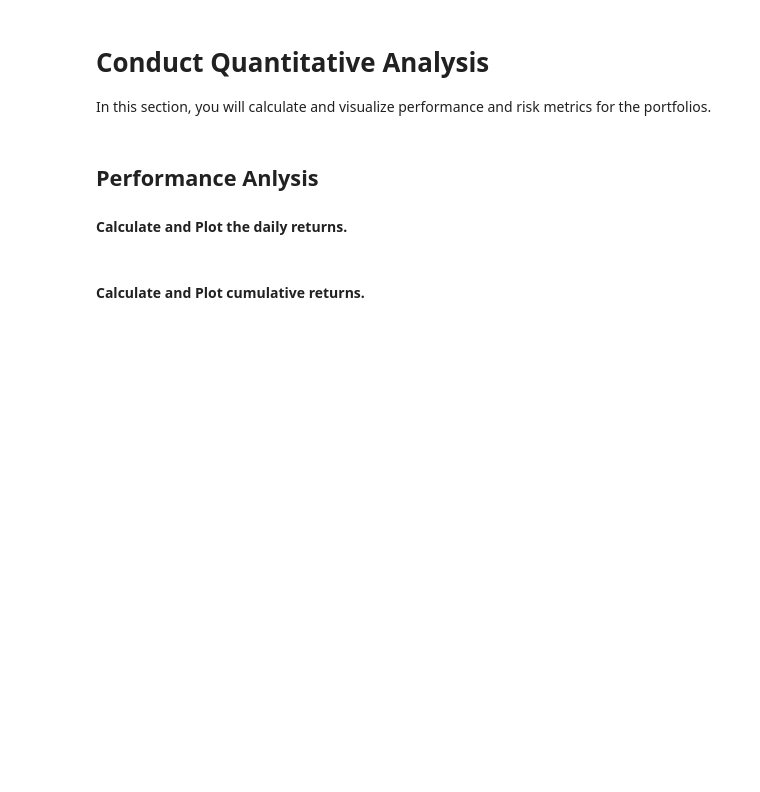
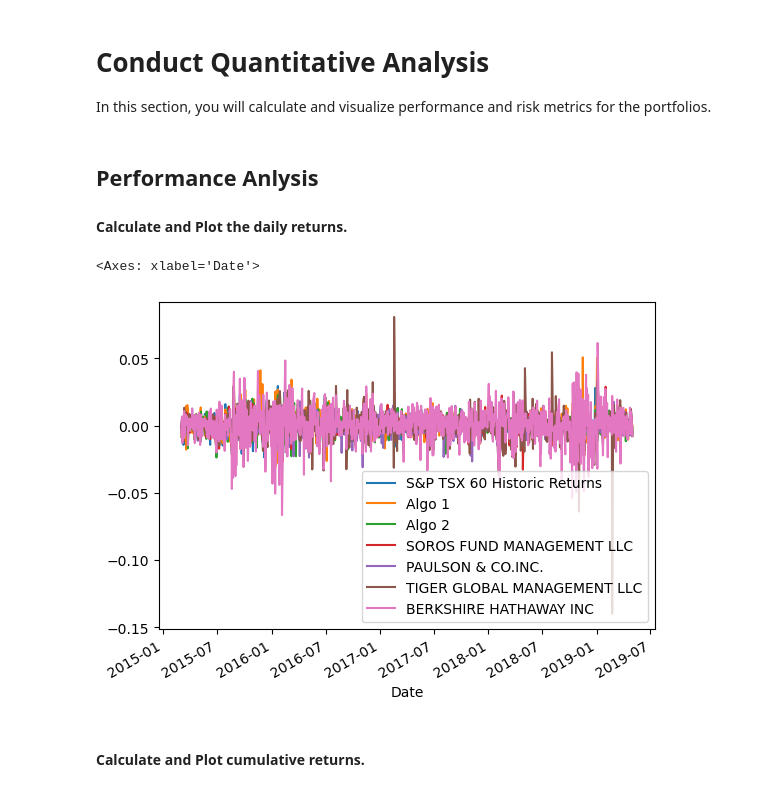
Before and after one commit to emilyblackstein/Module_4_Challenge, a Jupyter notebook: Starter_Code/whale_analysis.ipynb, the cells around one changed output. Cells and saved outputs as stored; diff of their text form; code cells hidden in the pictures; blank space fills up the shorter version.

```diff
--- a/Starter_Code/whale_analysis.ipynb
+++ b/Starter_Code/whale_analysis.ipynb
@@ -241,6 +245,10 @@ In this section, you will calculate and visualize performance and risk metrics f
 #### Calculate and Plot the daily returns.
 # %%
 # Plot daily returns of all portfolios
+combined_returns.plot()
+# %% [output]
+<Axes: xlabel='Date'>
+[figure, added]
 # %% [markdown]
 #### Calculate and Plot cumulative returns.
 # %%
```
Also changed, not shown: parts of 6 cells of this notebook.
